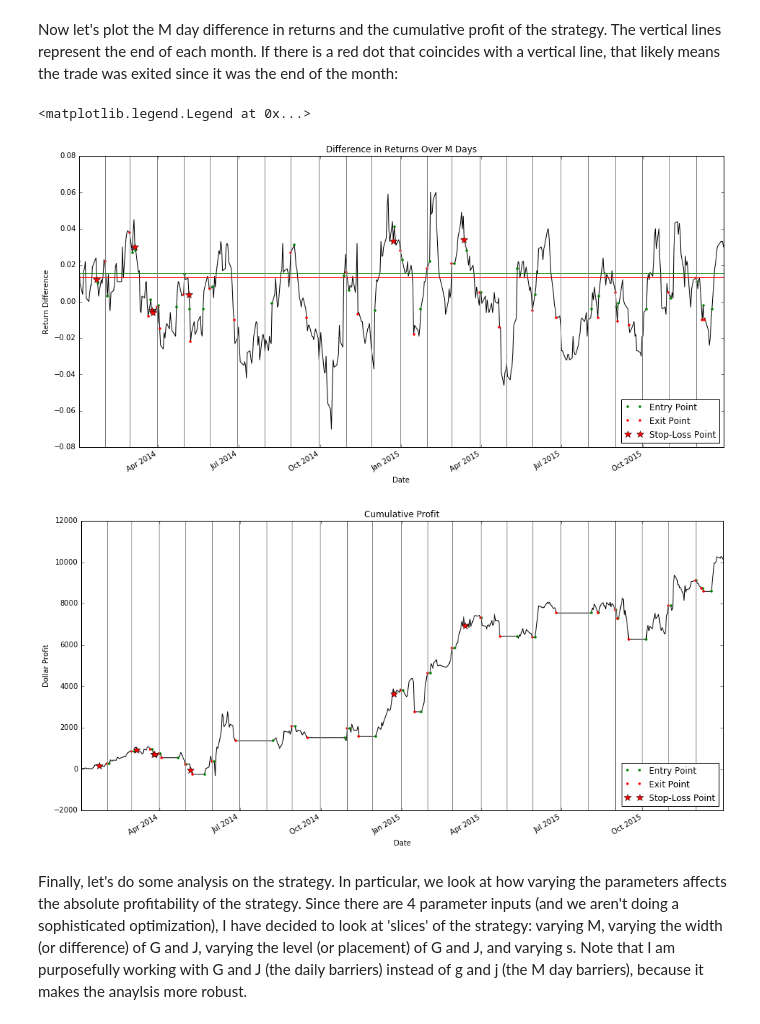
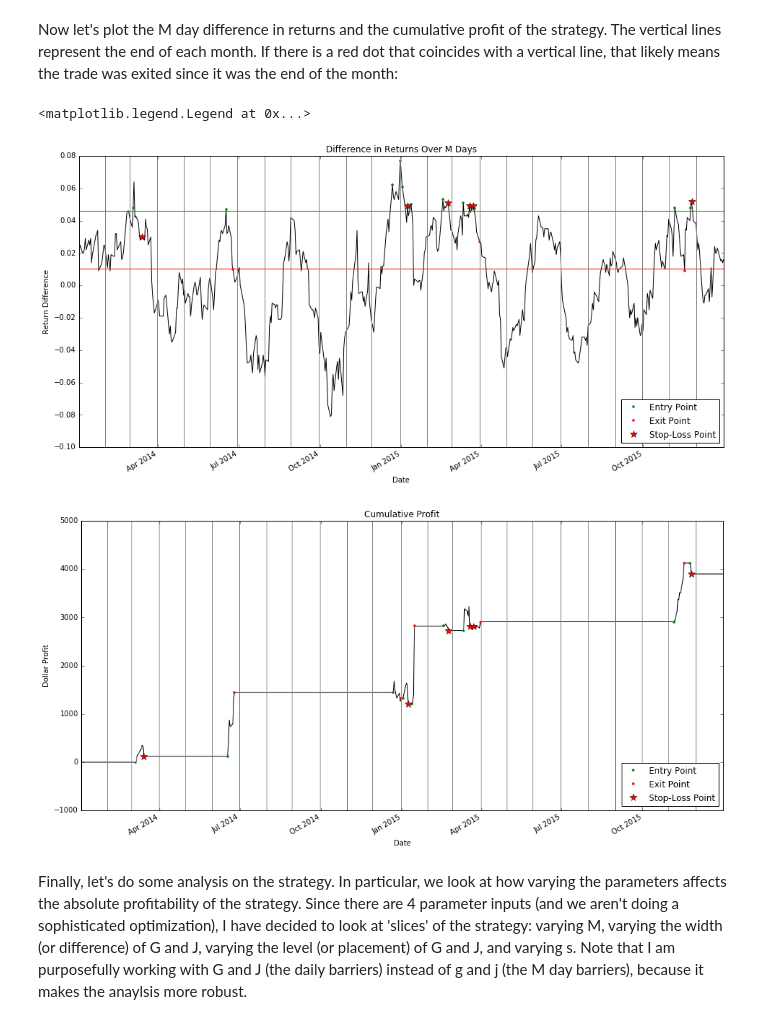
Before and after one commit to mbeven/FINM_2016_SPRING, a Jupyter notebook: FINM 33150/HW2/Michael_Beven_HW2.ipynb, the cells around one changed output. Cells and saved outputs as stored; diff of their text form; code cells hidden in the pictures.

```diff
--- a/FINM 33150/HW2/Michael_Beven_HW2.ipynb
+++ b/FINM 33150/HW2/Michael_Beven_HW2.ipynb
@@ -195,8 +204,11 @@ def strat(M,g,j,s,X_code,Y_code,X_close,X_volume,Y_close,Y_volume):
 Now that the function is complete, we can look at the table that it outputs.  As stated in the docstring of strat, the second and third arguments are g and j respectively.  I have decided to choose these barriers relative to M (as seen in the cell below).  So I choose daily barriers (called G and J) and multiply them by M to get g and j respectively.  This makes sense, because we can later standardise our analysis.  Let's run the function:
 # %%
 # output
-M = 12
-df = strat(M,-0.0004*M,-0.0006*M,0.0001,'GOOG/NYSE_XSD','YAHOO/SMH','GOOG.NYSE_XSD - Close'
+M = 21
+G = 0.0022
+J = 0.0005
+s = 0.00003
+df = strat(M,G*M,J*M,s,'GOOG/NYSE_XSD','YAHOO/SMH','GOOG.NYSE_XSD - Close'
       ,'GOOG.NYSE_XSD - Volume','YAHOO.SMH - Close','YAHOO.SMH - Volume')
 # %% [markdown]
 Let's now look at the first and last month of data produced by the function.  I have created indicators for things like entry and exit points, as well as where stop losses come into effect and the end of the month.  These are later used for graphical purposes:
@@ -230,44 +243,46 @@ plt.figure(1,figsize=(16,8))
 plt.title('Difference in Returns Over M Days')
 plt.ylabel('Return Difference')
 df.DeltaM.plot(color='black')
-plt.axhline(y=0.0013*M,color='green')
-plt.axhline(y=0.0011*M,color='red')
+plt.axhline(y=G*M,color='green')
+plt.axhline(y=J*M,color='red')
 Entry_Pts = pd.DataFrame(df.Entry*df.DeltaM)
 Entry_Pts = Entry_Pts[Entry_Pts != 0]
 Exit_Pts = pd.DataFrame(df.Exit*df.DeltaM)
 Exit_Pts = Exit_Pts[Exit_Pts != 0]
 Stop_Pts = pd.DataFrame(df.Stop*df.DeltaM)
 Stop_Pts = Stop_Pts[Stop_Pts != 0]
 p1, = plt.plot(Entry_Pts,'g.')
 p2, = plt.plot(Exit_Pts,'r.')
 p3, = plt.plot(Stop_Pts,'r*',ms=10)
 for i in range(0,len(df)):
     if df.EOM[i] == 1:
         plt.axvline(x=df.index[i],color='grey')
-plt.legend([p1,p2,p3],['Entry Point','Exit Point','Stop-Loss Point'],loc='lower right')
+plt.legend([p1,p2,p3],['Entry Point','Exit Point','Stop-Loss Point'],
+           numpoints=1,loc='lower right')
 
 # plot cumulative profit
 plt.figure(2,figsize=(16,8))
 plt.title('Cumulative Profit')
 plt.ylabel('Dollar Profit')
 df.Cum_Profit.plot(color='black')
 Entry_Pts = pd.DataFrame(df.Entry*df.Cum_Profit)
 Entry_Pts = Entry_Pts[Entry_Pts != 0]
 Exit_Pts = pd.DataFrame(df.Exit*df.Cum_Profit)
 Exit_Pts = Exit_Pts[Exit_Pts != 0]
 Stop_Pts = pd.DataFrame(df.Stop*df.Cum_Profit)
 Stop_Pts = Stop_Pts[Stop_Pts != 0]
 p1, = plt.plot(Entry_Pts,'g.')
 p2, = plt.plot(Exit_Pts,'r.')
 p3, = plt.plot(Stop_Pts,'r*',ms=10)
 for i in range(0,len(df)):
     if df.EOM[i] == 1:
         plt.axvline(x=df.index[i],color='grey')
-plt.legend([p1,p2,p3],['Entry Point','Exit Point','Stop-Loss Point'],loc='lower right')
+plt.legend([p1,p2,p3],['Entry Point','Exit Point','Stop-Loss Point'],
+           numpoints=1,loc='lower right')
 # %% [output]
 <matplotlib.legend.Legend at 0x...>
-[figure, old version]
+[figure, new version]
-[figure, old version]
+[figure, new version]
 # %% [markdown]
 Finally, let's do some analysis on the strategy.  In particular, we look at how varying the parameters affects the absolute profitability of the strategy.  Since there are 4 parameter inputs (and we aren't doing a sophisticated optimization), I have decided to look at 'slices' of the strategy: varying M, varying the width (or difference) of G and J, varying the level (or placement) of G and J, and varying s.  Note that I am purposefully working with G and J (the daily barriers) instead of g and j (the M day barriers), because it makes the anaylsis more robust.
 # %%
```
Also changed, not shown: parts of 14 cells of this notebook, 1 other file.
